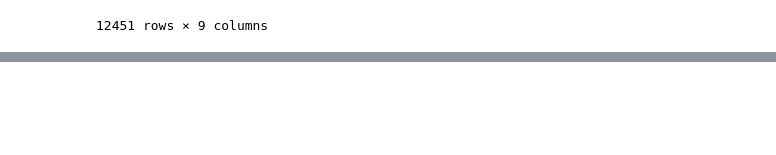
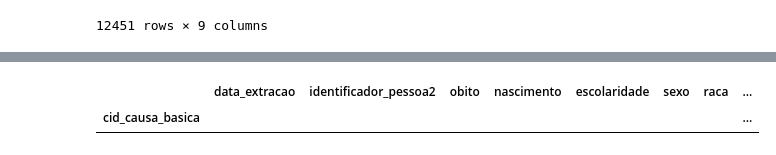
Before and after one commit to arturbernardo/data_sus, a Jupyter notebook: obitos_cid_datasus.ipynb, the cells around one changed output, grey strips where cells are left out. Saved outputs shown, nothing was run; the diff lists cells and outputs as text; code cells hidden in the pictures; blank space fills up the shorter version.

```diff
--- a/obitos_cid_datasus.ipynb
+++ b/obitos_cid_datasus.ipynb
@@ -67,0 +89,6 @@ df_index_cid.loc['K703']
+# %%
+Z634 = df_index_cid[df_index_cid.index.astype(str).get_level_values('cid_causa_basica').str.startswith('Z634')]
+Z634
+# %% [output]
+|  | data_extracao | identificador_pessoa2 | obito | nascimento | escolaridade | sexo | raca | ... |
+| cid_causa_basica |  |  |  |  |  |  |  | ... |
```
Also changed, not shown: parts of 6 cells of this notebook.
